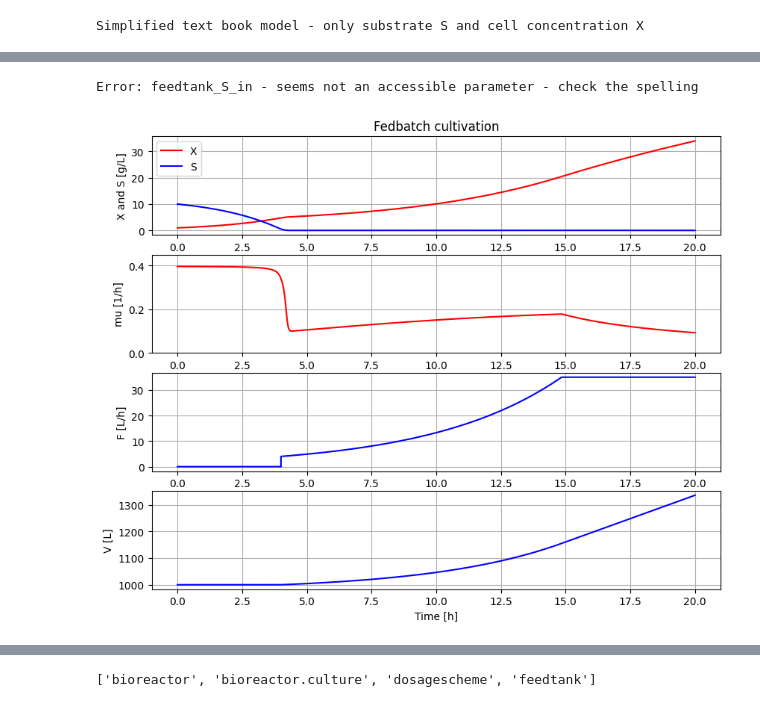
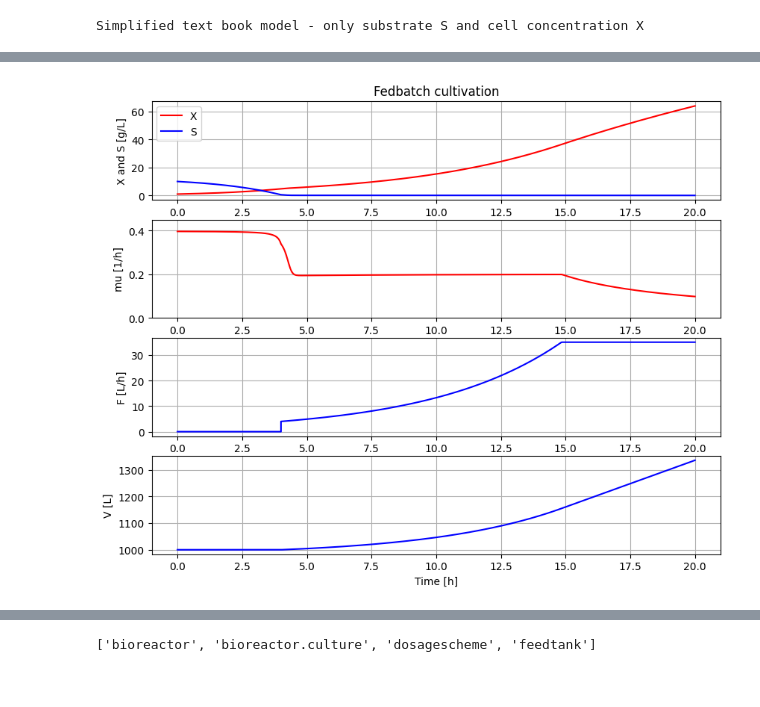
Before and after one commit to janpeter19/CONF_2023_10_MODELICA15, a Jupyter notebook: BPL_TEST2_Fedbatch_fmpy_colab.ipynb, the cells around one changed output, grey strips where cells are left out. Drawn from its saved outputs; the diff is of its cells as text; code cells hidden in the pictures.

```diff
--- a/BPL_TEST2_Fedbatch_fmpy_colab.ipynb
+++ b/BPL_TEST2_Fedbatch_fmpy_colab.ipynb
@@ -169,14 +169,13 @@ process_diagram()
 # %%
 # Simulation with default values of the process
 newplot(plotType='TimeSeries')
 ax2.set_ylim([0, 0.45])
 init(V_0=1000, VX_0=1*1e3, VS_0=10*1e3)
-par(feedtank.S_in=600, Ks=0.1, Y=0.40)
+par(feedtank_S_in=600, Ks=0.1, Y=0.40)
 par(t_start=4, F_start=4.0, mu_feed=0.2, F_max=35)
 simu(20)
 # %% [output]
-Error: feedtank_S_in - seems not an accessible parameter - check the spelling
-[figure, old version]
+[figure, new version]
 # %%
 disp(mode='long')
 # %% [output]
```
Also changed, not shown: parts of 9 cells of this notebook.
